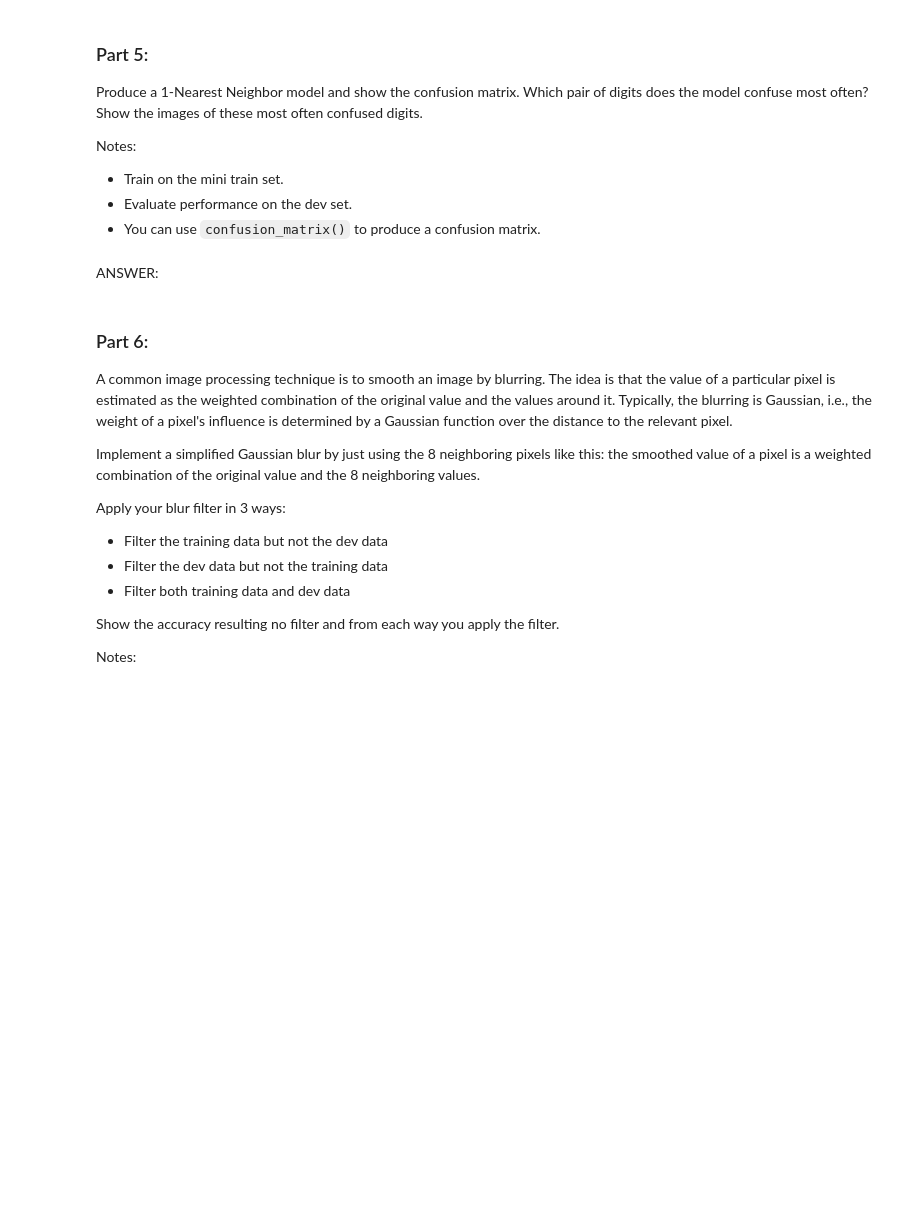
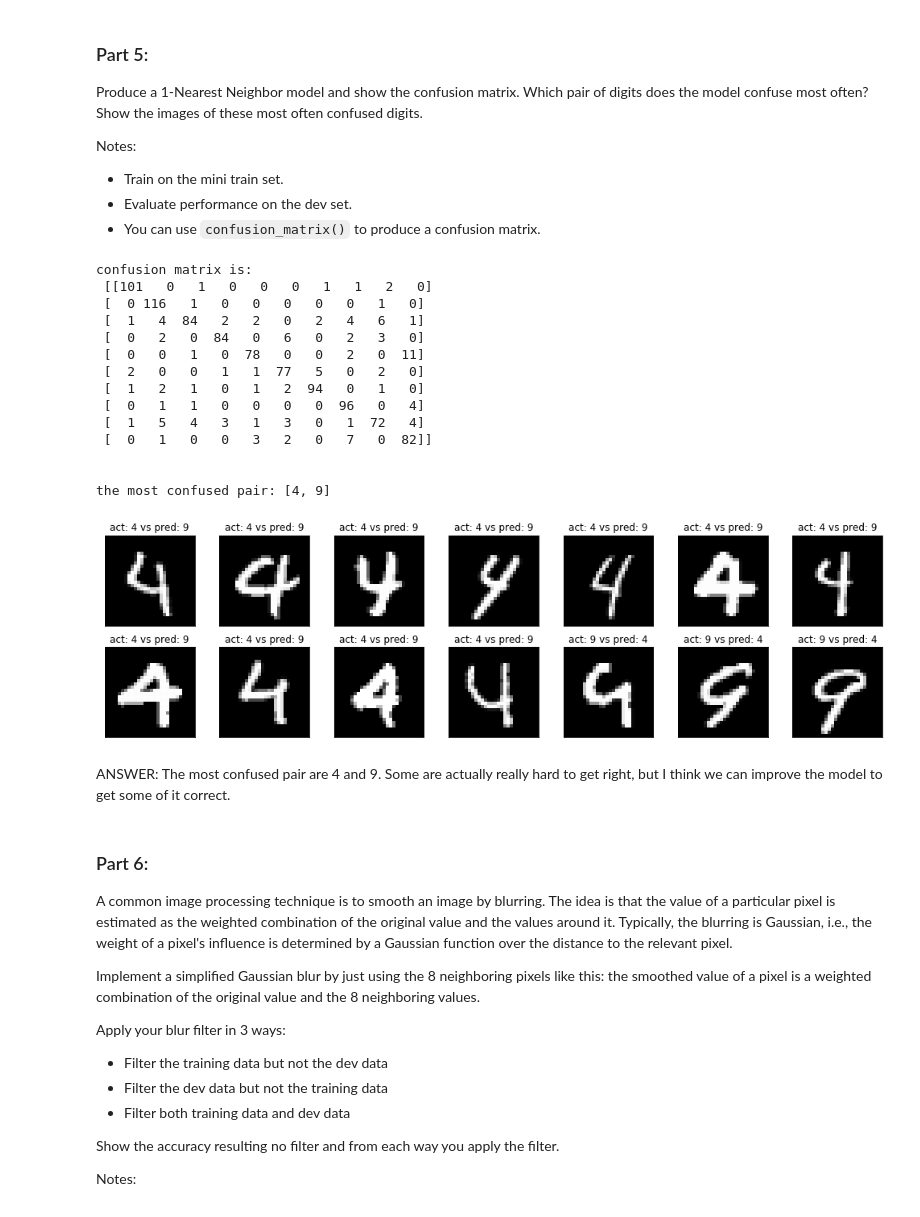
Before and after one commit to riwaa/Machine_Learning_Image_Classification, a Jupyter notebook: Richard_Wang_p1.ipynb, the cells around one changed output. Saved outputs shown, nothing was run; the diff lists cells and outputs as text; code cells hidden in the pictures; blank space fills up the shorter version.

```diff
--- a/Richard_Wang_p1.ipynb
+++ b/Richard_Wang_p1.ipynb
@@ -219,5 +325,72 @@ Notes:
-# %% [markdown]
-ANSWER:
+# %%
+#def P5():
+
+### STUDENT START ###
+
+def P5():
+
+    knn = KNeighborsClassifier(n_neighbors=1)
+    knn.fit(mini_train_data, mini_train_labels)
+    predicted = knn.predict(dev_data)
+    cm = confusion_matrix(dev_labels, predicted)
+    print('confusion matrix is:\n', cm, '\n\n')
+
+    # find the most confuse pair (i, j) by ranking error count for (i, j) + (j, i)
+    pair = [0, 0] # store the most confused pair
+    count = 0 # store the count for most confused pair
+    for i in range(cm.shape[0]):
+        for j in range(i + 1, cm.shape[1]):
+            if cm[i, j] + cm[j, i] >= count: # if error for (i, j) andv (j, i) >= count then reset count and pair index
+                count = cm[i, j] + cm[j, i]
+                pair = [i, j]
+
+    print('the most confused pair: {}'.format(pair))
+
+
+    # get all the records that confused pair 4, 9
+    position = []
+
+    for i in range(len(dev_labels)): # loop thru all answers
+        if dev_labels[i] != predicted[i]:
+            # add index to list by insert and append, so the 4, 9 will show up before 9, 4 makes graph nicer
+            if ([dev_labels[i], predicted[i]] == [str(pair[0]), str(pair[1])]):
+                position.insert(0, i) # if pair is 4, 9 insert into the list
+            elif ([dev_labels[i], predicted[i]] == [str(pair[1]), str(pair[0])]):
+                position.append(i) # if the pair is 9, 4 append into the list
+
+
+    # plot out the most confused pair and where we get it wrong
+    fig, axes = plt.subplots(2, 7, figsize=(14, 4))
+
+    for i, ax in enumerate(axes.reshape(-1)): # loop thru each ax
+
+        _ = ax.imshow(dev_data[position[i],:].reshape(28,28), vmin=0, vmax=1, cmap='gray') # plot
+        ax.set_title('act: {} vs pred: {}'.format(dev_labels[position[i]], predicted[position[i]]))
+
+        ax.get_yaxis().set_visible(False) # remove y axis
+        ax.get_xaxis().set_visible(False) # remove x axis
+    plt.tight_layout()
+# ### STUDENT END ###
+
+P5()
+# %% [output]
+confusion matrix is:
+ [[101   0   1   0   0   0   1   1   2   0]
+ [  0 116   1   0   0   0   0   0   1   0]
+ [  1   4  84   2   2   0   2   4   6   1]
+ [  0   2   0  84   0   6   0   2   3   0]
+ [  0   0   1   0  78   0   0   2   0  11]
+ [  2   0   0   1   1  77   5   0   2   0]
+ [  1   2   1   0   1   2  94   0   1   0]
+ [  0   1   1   0   0   0   0  96   0   4]
+ [  1   5   4   3   1   3   0   1  72   4]
+ [  0   1   0   0   3   2   0   7   0  82]]
+
+
+the most confused pair: [4, 9]
+[figure, added]
+# %% [markdown]
+ANSWER: The most confused pair are 4 and 9. Some are actually really hard to get right, but I think we can improve the model to get some of it correct.
 # %% [markdown]
 ### Part 6:
 
```
Also changed, not shown: parts of 13 cells of this notebook.
